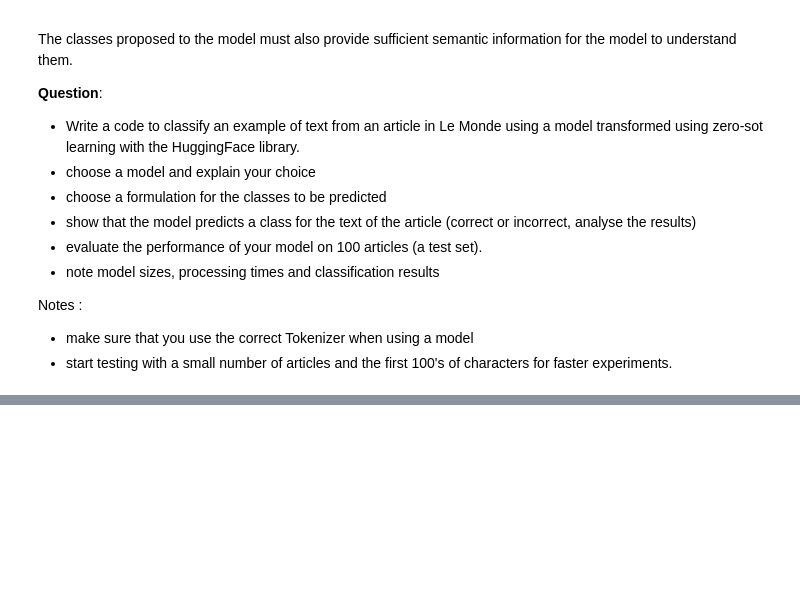
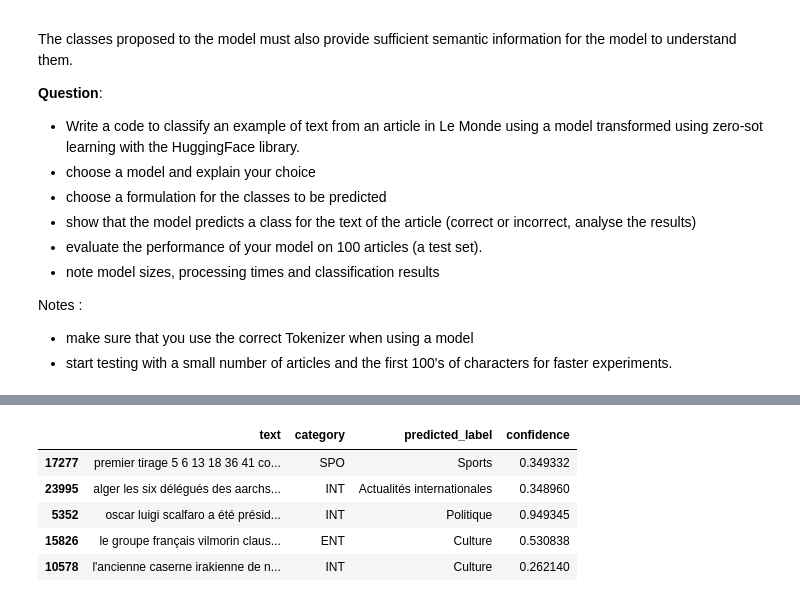
Before and after one commit to tonylauze/nlp-lab-text-classification, a Jupyter notebook: TextClassification_LeMonde.ipynb, the cells around one changed output, grey strips where cells are left out. Cells and saved outputs as stored; diff of their text form; code cells hidden in the pictures; blank space fills up the shorter version.

```diff
--- a/TextClassification_LeMonde.ipynb
+++ b/TextClassification_LeMonde.ipynb
@@ -224,0 +487,9 @@ Notes :
+# %%
+test_set.head()
+# %% [output]
+|  | text | category | predicted_label | confidence |
+| 17277 | premier tirage 5 6 13 18 36 41 co... | SPO | Sports | 0.349332 |
+| 23995 | alger les six délégués des aarchs... | INT | Actualités internationales | 0.348960 |
+| 5352 | oscar luigi scalfaro a été présid... | INT | Politique | 0.949345 |
+| 15826 | le groupe français vilmorin claus... | ENT | Culture | 0.530838 |
+| 10578 | l'ancienne caserne irakienne de n... | INT | Culture | 0.262140 |
```
Also changed, not shown: parts of 19 cells of this notebook, 2 other files.
